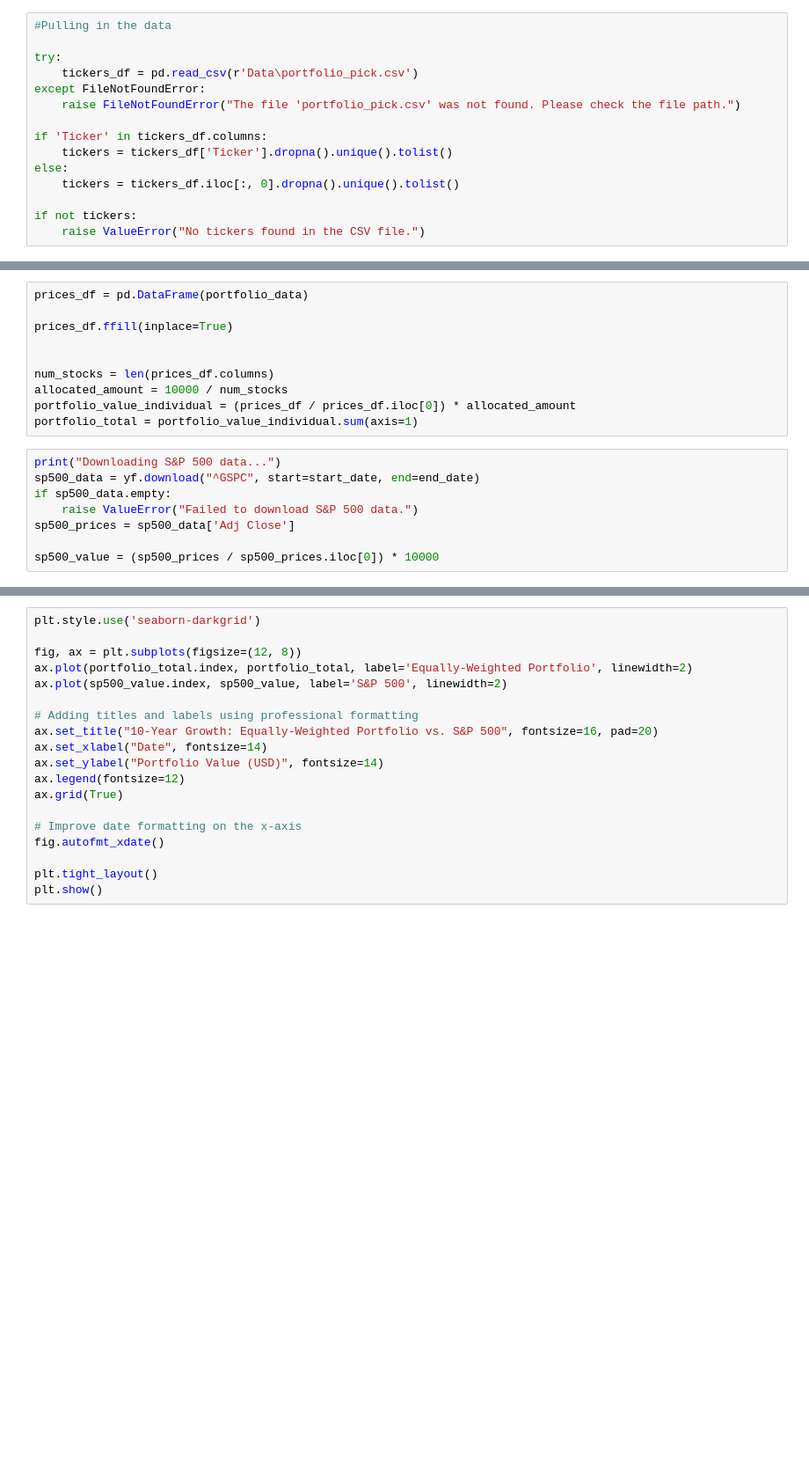
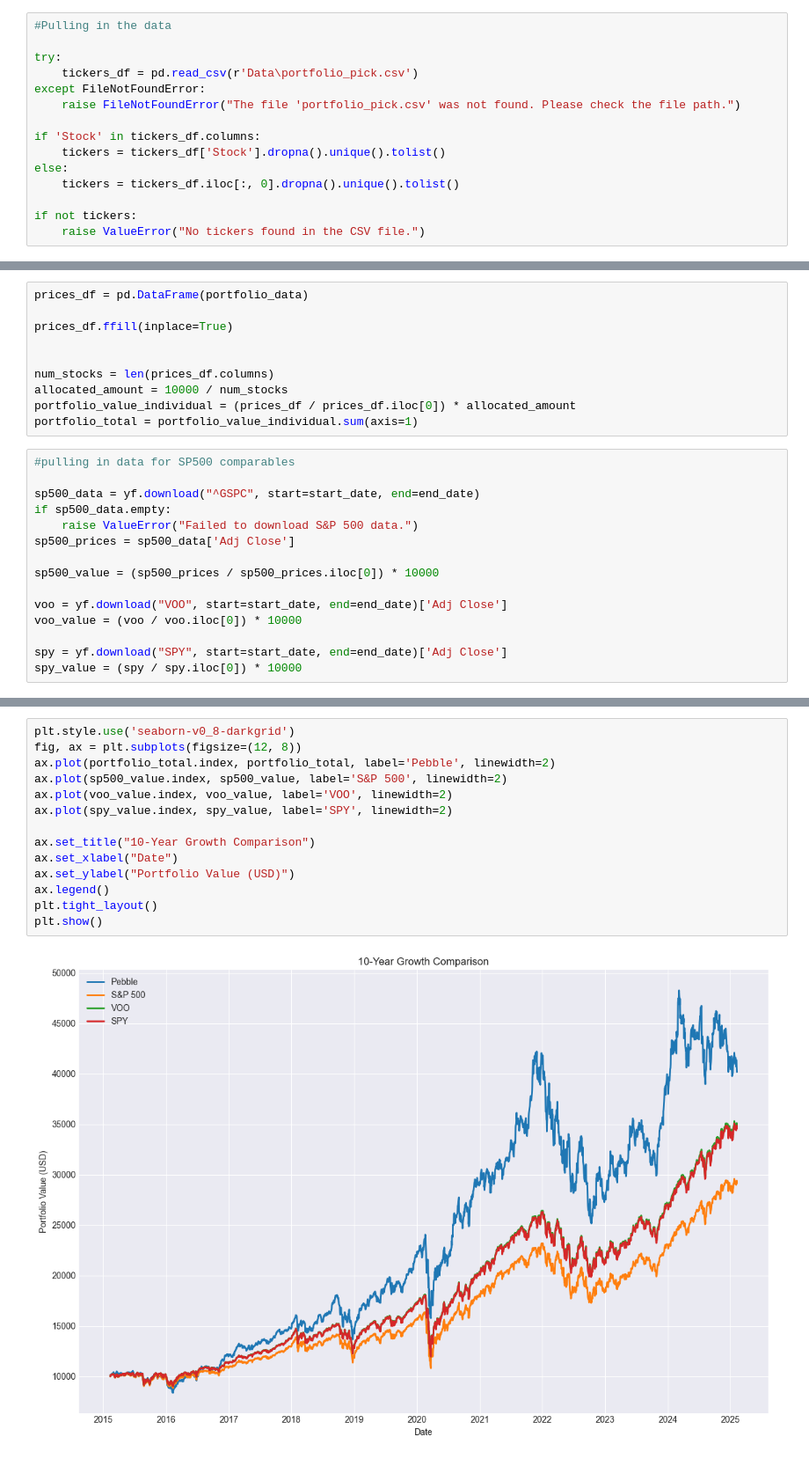
Before and after one commit to UtaHagen/PortfolioProject, a Jupyter notebook: hypo 10k.ipynb, the cells around one changed output, grey strips where cells are left out. Shown: that part at 88% size. Drawn from its saved outputs; the diff is of its cells as text; blank space fills up the shorter version.

```diff
--- a/hypo 10k.ipynb
+++ b/hypo 10k.ipynb
@@ -11,8 +11,8 @@ try:
 except FileNotFoundError:
     raise FileNotFoundError("The file 'portfolio_pick.csv' was not found. Please check the file path.")
 
-if 'Ticker' in tickers_df.columns:
-    tickers = tickers_df['Ticker'].dropna().unique().tolist()
+if 'Stock' in tickers_df.columns:
+    tickers = tickers_df['Stock'].dropna().unique().tolist()
 else:
     tickers = tickers_df.iloc[:, 0].dropna().unique().tolist()
 
@@ -44,10 +62,17 @@ allocated_amount = 10000 / num_stocks
 portfolio_value_individual = (prices_df / prices_df.iloc[0]) * allocated_amount
 portfolio_total = portfolio_value_individual.sum(axis=1)
 # %%
-print("Downloading S&P 500 data...")
+#pulling in data for SP500 comparables
+
 sp500_data = yf.download("^GSPC", start=start_date, end=end_date)
 if sp500_data.empty:
     raise ValueError("Failed to download S&P 500 data.")
 sp500_prices = sp500_data['Adj Close']
 
 sp500_value = (sp500_prices / sp500_prices.iloc[0]) * 10000
+
+voo = yf.download("VOO", start=start_date, end=end_date)['Adj Close']
+voo_value = (voo / voo.iloc[0]) * 10000
+
+spy = yf.download("SPY", start=start_date, end=end_date)['Adj Close']
+spy_value = (spy / spy.iloc[0]) * 10000
@@ -54,19 +83,16 @@ sp500_value = (sp500_prices / sp500_prices.iloc[0]) * 10000
 # %%
-plt.style.use('seaborn-darkgrid')
+plt.style.use('seaborn-v0_8-darkgrid')
+fig, ax = plt.subplots(figsize=(12, 8))
+ax.plot(portfolio_total.index, portfolio_total, label='Pebble', linewidth=2)
+ax.plot(sp500_value.index, sp500_value, label='S&P 500', linewidth=2)
+ax.plot(voo_value.index, voo_value, label='VOO', linewidth=2)
+ax.plot(spy_value.index, spy_value, label='SPY', linewidth=2)
 
-fig, ax = plt.subplots(figsize=(12, 8))
-ax.plot(portfolio_total.index, portfolio_total, label='Equally-Weighted Portfolio', linewidth=2)
-ax.plot(sp500_value.index, sp500_value, label='S&P 500', linewidth=2)
-
-# Adding titles and labels using professional formatting
-ax.set_title("10-Year Growth: Equally-Weighted Portfolio vs. S&P 500", fontsize=16, pad=20)
-ax.set_xlabel("Date", fontsize=14)
-ax.set_ylabel("Portfolio Value (USD)", fontsize=14)
-ax.legend(fontsize=12)
-ax.grid(True)
-
-# Improve date formatting on the x-axis
-fig.autofmt_xdate()
-
+ax.set_title("10-Year Growth Comparison")
+ax.set_xlabel("Date")
+ax.set_ylabel("Portfolio Value (USD)")
+ax.legend()
 plt.tight_layout()
 plt.show()
+# %% [output]
+[figure, added]
```
Also changed, not shown: parts of 2 cells of this notebook.
